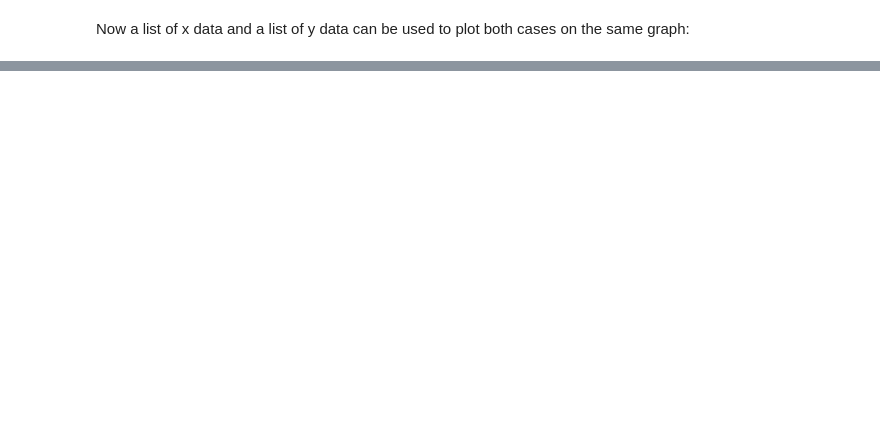
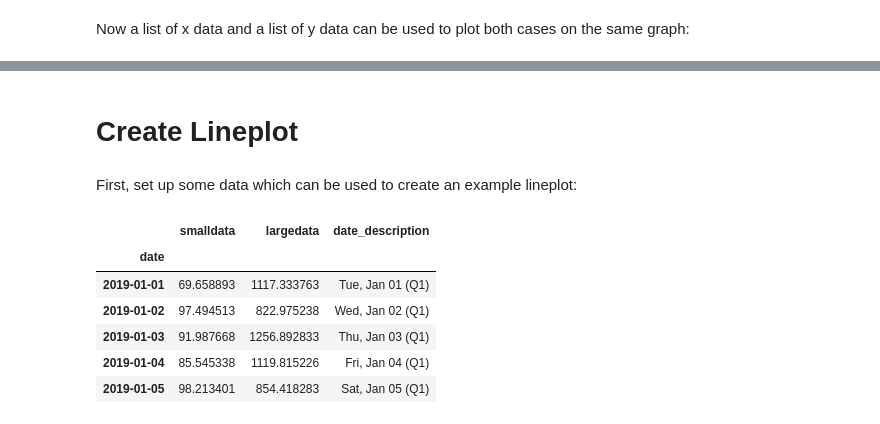
Before and after one commit to def-mycroft/rapid-plotly, a Jupyter notebook: examples/Create Example Graphs.ipynb, the cells around one changed output, grey strips where cells are left out. Saved outputs shown, nothing was run; the diff lists cells and outputs as text; code cells hidden in the pictures; blank space fills up the shorter version.

Commit message:
rebuilt example graphs notebook to include lineplot and multiple type functionality

```diff
--- a/examples/Create Example Graphs.ipynb
+++ b/examples/Create Example Graphs.ipynb
@@ -459,3 +525,5 @@ barplot.output_graph(fig, fp)
 # write graph to png file
 fp = 'scatterplot-example.png'
 barplot.output_graph(fig, fp)
+# %% [markdown]
+# Create Lineplot
@@ -461,0 +532,34 @@ barplot.output_graph(fig, fp)
+# %% [markdown]
+First, set up some data which can be used to create an example lineplot:
+# %%
+# create some data
+sdate = pd.to_datetime('2019-01-01')
+edate = sdate + pd.Timedelta(days=100)
+df = pd.DataFrame(pd.date_range(sdate, edate), columns=['date'])
+df['smalldata'] = np.random.normal(100, 25, size=len(df))
+df['largedata'] = np.random.normal(1000, 250, size=len(df))
+
+# create descriptive date string for hover text
+f = lambda row: '%s, %s %s (Q%s)' % (
+                    # weekday
+                    row['date'].strftime('%a'),
+                    # month
+                    row['date'].strftime('%b'),
+                    # day
+                    row['date'].strftime('%d'),
+                    # quarter
+                    row['date'].quarter,
+                )
+
+df['date_description'] = df.apply(f, axis=1)
+df = (df.set_index('date')).copy()
+
+df.head()
+# %% [output]
+|  | smalldata | largedata | date_description |
+| date |  |  |  |
+| 2019-01-01 | 69.658893 | 1117.333763 | Tue, Jan 01 (Q1) |
+| 2019-01-02 | 97.494513 | 822.975238 | Wed, Jan 02 (Q1) |
+| 2019-01-03 | 91.987668 | 1256.892833 | Thu, Jan 03 (Q1) |
+| 2019-01-04 | 85.545338 | 1119.815226 | Fri, Jan 04 (Q1) |
+| 2019-01-05 | 98.213401 | 854.418283 | Sat, Jan 05 (Q1) |
```
Also changed, not shown: parts of 27 cells of this notebook, 11 other files.
